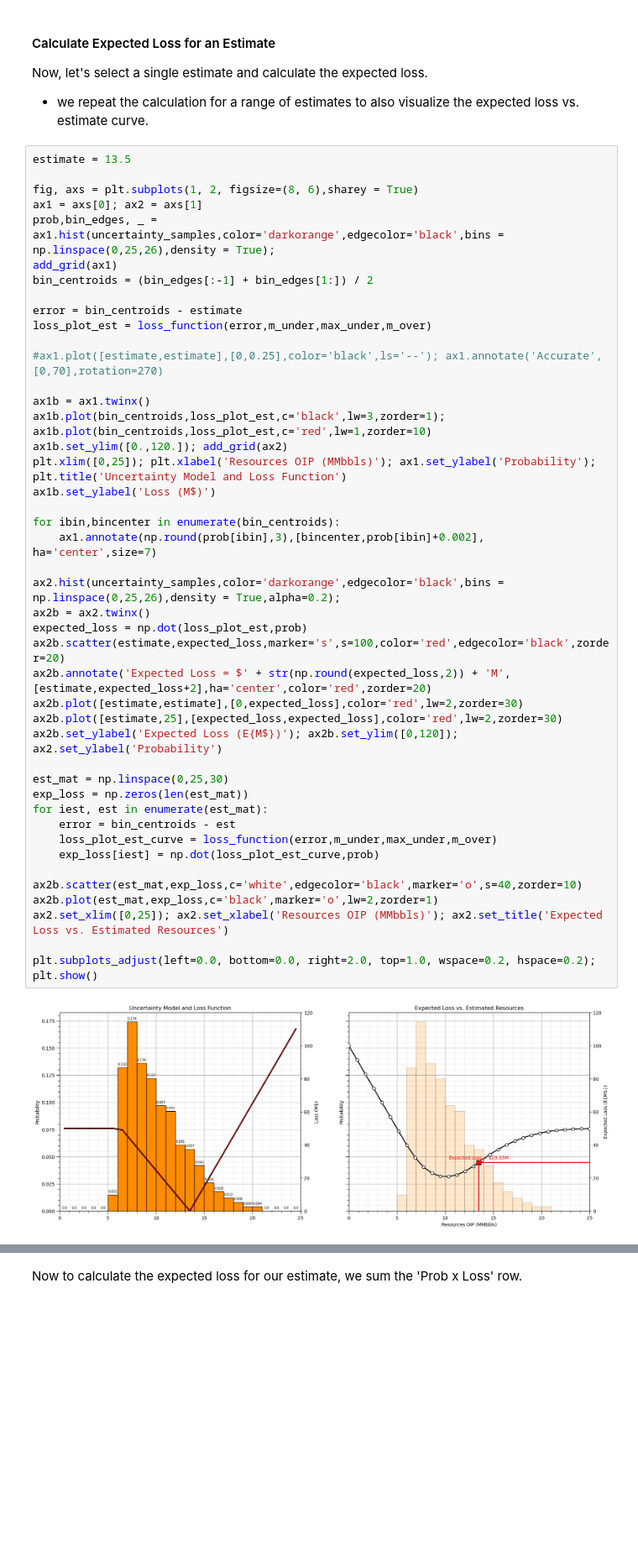
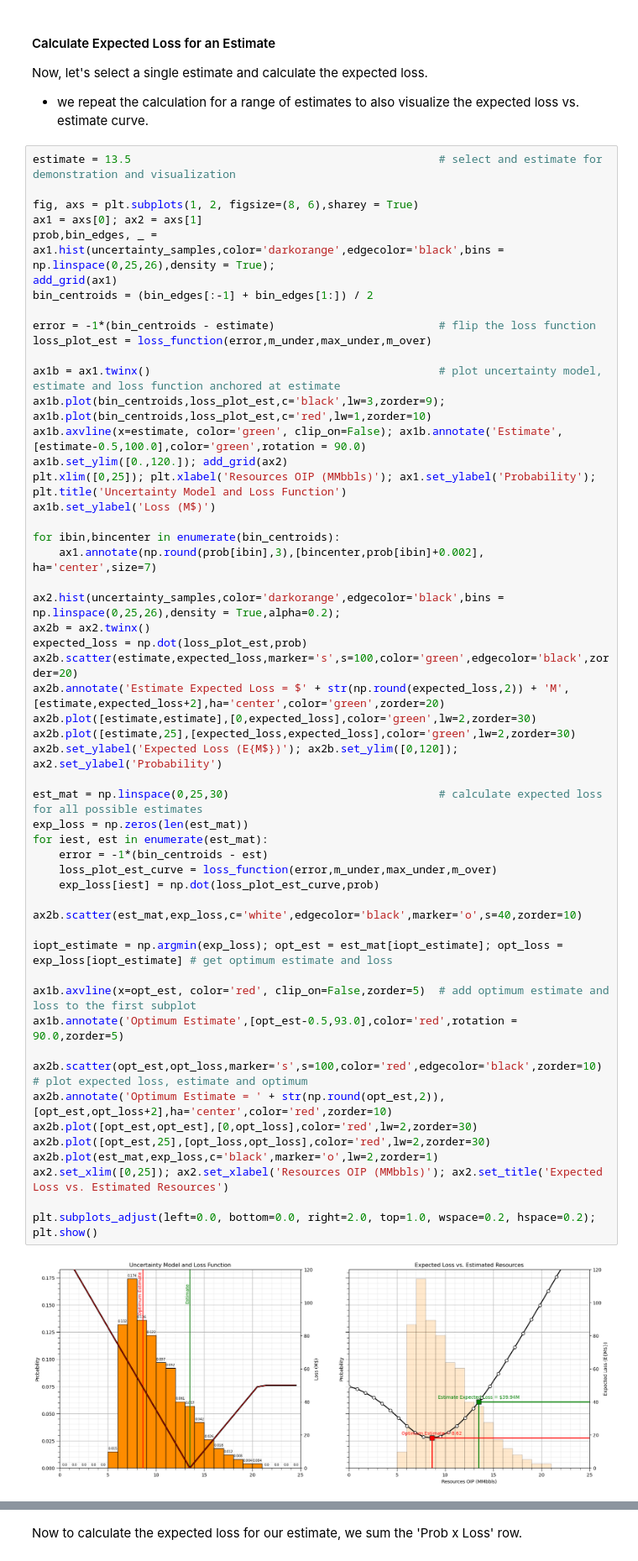
Before and after one commit to GeostatsGuy/GeostatsPyDemos_Book, a Jupyter notebook: _build/jupyter_execute/GeostatsPy_decision_making.ipynb, the cells around one changed output, grey strips where cells are left out. Shown at 84% size. Cells and saved outputs as stored; diff of their text form; blank space fills up the shorter version.

```diff
--- a/_build/jupyter_execute/GeostatsPy_decision_making.ipynb
+++ b/_build/jupyter_execute/GeostatsPy_decision_making.ipynb
@@ -738,51 +735,60 @@ Now, let's select a single estimate and calculate the expected loss.
 
 * we repeat the calculation for a range of estimates to also visualize the expected loss vs. estimate curve.
 # %%
-estimate = 13.5
+estimate = 13.5                                               # select and estimate for demonstration and visualization
 
 fig, axs = plt.subplots(1, 2, figsize=(8, 6),sharey = True)
 ax1 = axs[0]; ax2 = axs[1]
 prob,bin_edges, _ = ax1.hist(uncertainty_samples,color='darkorange',edgecolor='black',bins = np.linspace(0,25,26),density = True);
 add_grid(ax1)
 bin_centroids = (bin_edges[:-1] + bin_edges[1:]) / 2
 
-error = bin_centroids - estimate
+error = -1*(bin_centroids - estimate)                         # flip the loss function
 loss_plot_est = loss_function(error,m_under,max_under,m_over)
 
-#ax1.plot([estimate,estimate],[0,0.25],color='black',ls='--'); ax1.annotate('Accurate',[0,70],rotation=270)
-
-ax1b = ax1.twinx()
-ax1b.plot(bin_centroids,loss_plot_est,c='black',lw=3,zorder=1); ax1b.plot(bin_centroids,loss_plot_est,c='red',lw=1,zorder=10)
+ax1b = ax1.twinx()                                            # plot uncertainty model, estimate and loss function anchored at estimate
+ax1b.plot(bin_centroids,loss_plot_est,c='black',lw=3,zorder=9); ax1b.plot(bin_centroids,loss_plot_est,c='red',lw=1,zorder=10)
+ax1b.axvline(x=estimate, color='green', clip_on=False); ax1b.annotate('Estimate',[estimate-0.5,100.0],color='green',rotation = 90.0)
 ax1b.set_ylim([0.,120.]); add_grid(ax2)
 plt.xlim([0,25]); plt.xlabel('Resources OIP (MMbbls)'); ax1.set_ylabel('Probability'); plt.title('Uncertainty Model and Loss Function')
 ax1b.set_ylabel('Loss (M$)')
 
 for ibin,bincenter in enumerate(bin_centroids):
     ax1.annotate(np.round(prob[ibin],3),[bincenter,prob[ibin]+0.002], ha='center',size=7)
 
 ax2.hist(uncertainty_samples,color='darkorange',edgecolor='black',bins = np.linspace(0,25,26),density = True,alpha=0.2);
 ax2b = ax2.twinx()
 expected_loss = np.dot(loss_plot_est,prob)
-ax2b.scatter(estimate,expected_loss,marker='s',s=100,color='red',edgecolor='black',zorder=20)
-ax2b.annotate('Expected Loss = $' + str(np.round(expected_loss,2)) + 'M',[estimate,expected_loss+2],ha='center',color='red',zorder=20)
-ax2b.plot([estimate,estimate],[0,expected_loss],color='red',lw=2,zorder=30)
-ax2b.plot([estimate,25],[expected_loss,expected_loss],color='red',lw=2,zorder=30)
+ax2b.scatter(estimate,expected_loss,marker='s',s=100,color='green',edgecolor='black',zorder=20)
+ax2b.annotate('Estimate Expected Loss = $' + str(np.round(expected_loss,2)) + 'M',[estimate,expected_loss+2],ha='center',color='green',zorder=20)
+ax2b.plot([estimate,estimate],[0,expected_loss],color='green',lw=2,zorder=30)
+ax2b.plot([estimate,25],[expected_loss,expected_loss],color='green',lw=2,zorder=30)
 ax2b.set_ylabel('Expected Loss (E{M$})'); ax2b.set_ylim([0,120]); ax2.set_ylabel('Probability')
 
-est_mat = np.linspace(0,25,30)
+est_mat = np.linspace(0,25,30)                                # calculate expected loss for all possible estimates
 exp_loss = np.zeros(len(est_mat))
 for iest, est in enumerate(est_mat):
-    error = bin_centroids - est
+    error = -1*(bin_centroids - est)
     loss_plot_est_curve = loss_function(error,m_under,max_under,m_over)
     exp_loss[iest] = np.dot(loss_plot_est_curve,prob)
 
 ax2b.scatter(est_mat,exp_loss,c='white',edgecolor='black',marker='o',s=40,zorder=10)
+
+iopt_estimate = np.argmin(exp_loss); opt_est = est_mat[iopt_estimate]; opt_loss = exp_loss[iopt_estimate] # get optimum estimate and loss
+
+ax1b.axvline(x=opt_est, color='red', clip_on=False,zorder=5)  # add optimum estimate and loss to the first subplot
+ax1b.annotate('Optimum Estimate',[opt_est-0.5,93.0],color='red',rotation = 90.0,zorder=5)
+
+ax2b.scatter(opt_est,opt_loss,marker='s',s=100,color='red',edgecolor='black',zorder=10) # plot expected loss, estimate and optimum
+ax2b.annotate('Optimum Estimate = ' + str(np.round(opt_est,2)),[opt_est,opt_loss+2],ha='center',color='red',zorder=10)
+ax2b.plot([opt_est,opt_est],[0,opt_loss],color='red',lw=2,zorder=30)
+ax2b.plot([opt_est,25],[opt_loss,opt_loss],color='red',lw=2,zorder=30)
 ax2b.plot(est_mat,exp_loss,c='black',marker='o',lw=2,zorder=1)
 ax2.set_xlim([0,25]); ax2.set_xlabel('Resources OIP (MMbbls)'); ax2.set_title('Expected Loss vs. Estimated Resources')
 
 plt.subplots_adjust(left=0.0, bottom=0.0, right=2.0, top=1.0, wspace=0.2, hspace=0.2); plt.show()
 # %% [output]
-[figure, old version]
+[figure, new version]
 # %% [markdown]
 To help you understand the nuts and bolts of the expected loss calculation for the estimate above, let's make a table with,
 
```
Also changed, not shown: parts of 13 cells of this notebook, 16 other files.
